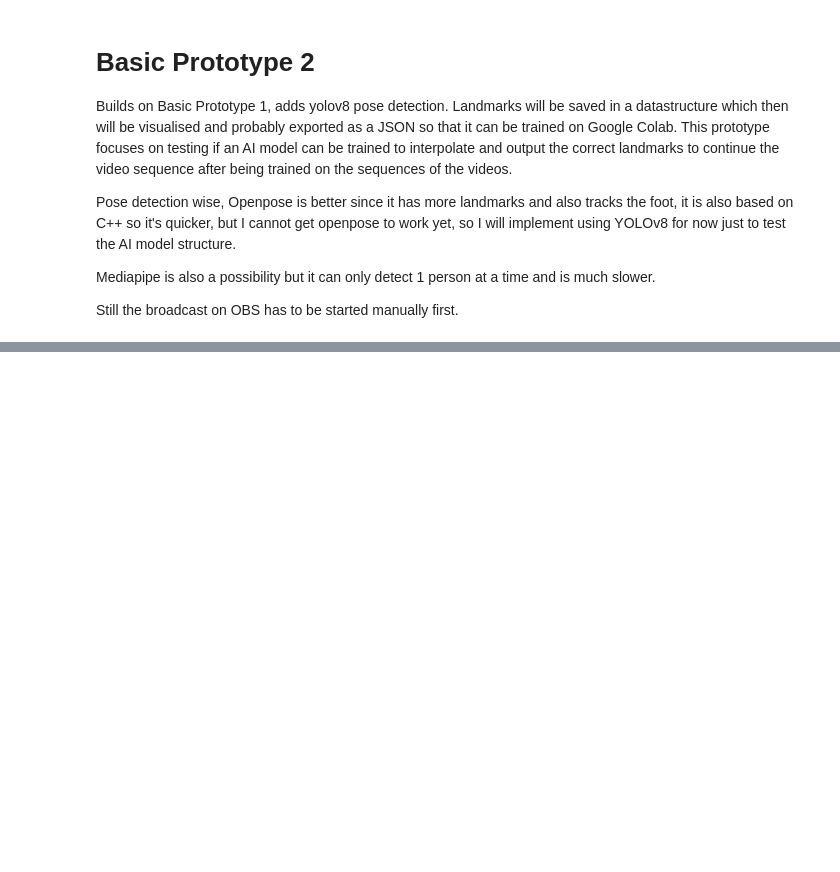
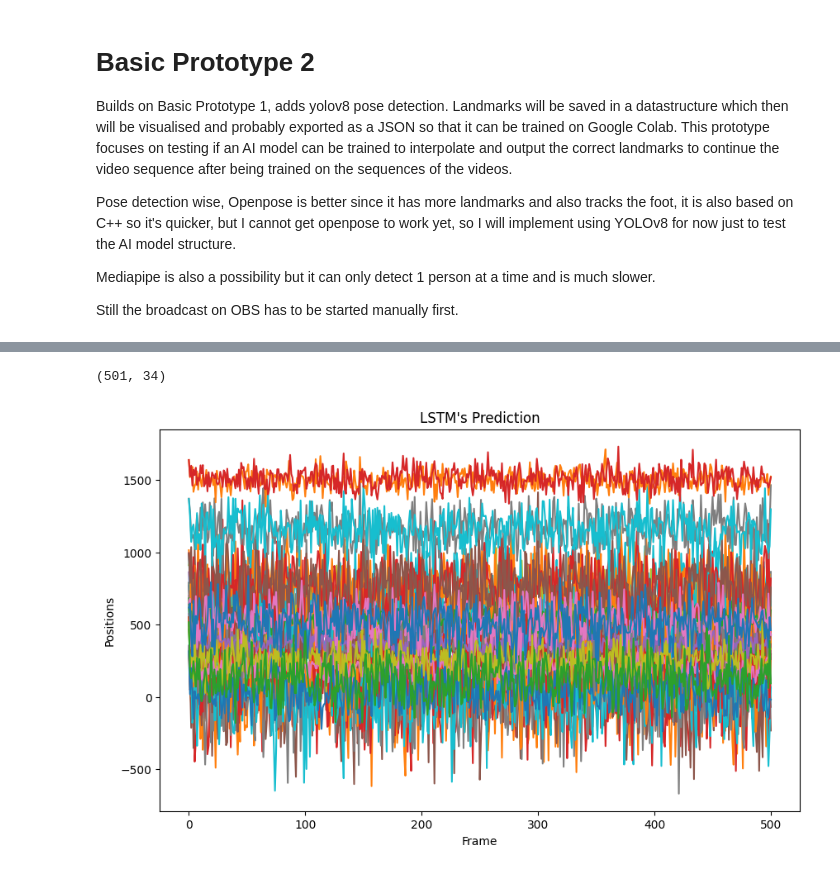
Before and after one commit to moonrabbitt/emotionmotion_transformer, a Jupyter notebook: notebooks/prototypes/basic-prototype-2.ipynb, the cells around one changed output, grey strips where cells are left out. Saved outputs shown, nothing was run; the diff lists cells and outputs as text; code cells hidden in the pictures; blank space fills up the shorter version.

```diff
--- a/notebooks/prototypes/basic-prototype-2.ipynb
+++ b/notebooks/prototypes/basic-prototype-2.ipynb
@@ -219,0 +349,23 @@ plt.show()
+# %%
+# Version 1
+# Priming as if saying "get inspiration from" these many inputs, it gives it from context
+# Imagine that it has been trained on approx 1h of dancing
+# This is tell it to use inspiration from a specific part
+def prime_model(input):
+    pred = model.predict(tf.expand_dims(input, axis=0))
+
+# Predicting for a sequence of frames, p is the starting point, length the number of frames
+def predict_sequence(p, length, temp=2.5, sigma_temp=0.1):
+    result = [p.reshape(1,OUTPUT_DIMENSION)]
+    for i in range(length):
+        pred = model.predict(p.reshape(1,1,OUTPUT_DIMENSION))
+        p = mdn.sample_from_output(pred[0], OUTPUT_DIMENSION, NUMBER_MIXTURES, temp=temp, sigma_temp=sigma_temp)
+        result.append(p)
+    return tf.concat(result, axis=0)
+
+model.reset_states()
+# how many should be primed?
+n=3
+prime_model(X_test[0][:n]) # prime model with the first n points
+pred = predict_sequence(X_test[0][n], 500) #start from point n and predict for 50 more
+pred.shape
@@ -219,0 +391,20 @@ plt.show()
+# %%
+# Reversing the normalisation we did before the training
+pred_f = sc.inverse_transform(pred)
+
+# Storing predictions in a dataframe
+df_f = pd.DataFrame(pred_f)
+
+pred_f.shape
+# %% [output]
+(501, 34)
+# %%
+# Plotting the predicted/generated coordinates
+plt.figure(figsize=(10, 6))
+plt.plot(pred_f, label='LSTM')
+plt.title("LSTM's Prediction")
+plt.xlabel('Frame')
+plt.ylabel('Positions')
+plt.show()
+# %% [output]
+[figure, added]
```
Also changed, not shown: parts of 18 cells of this notebook, 5 other files.
